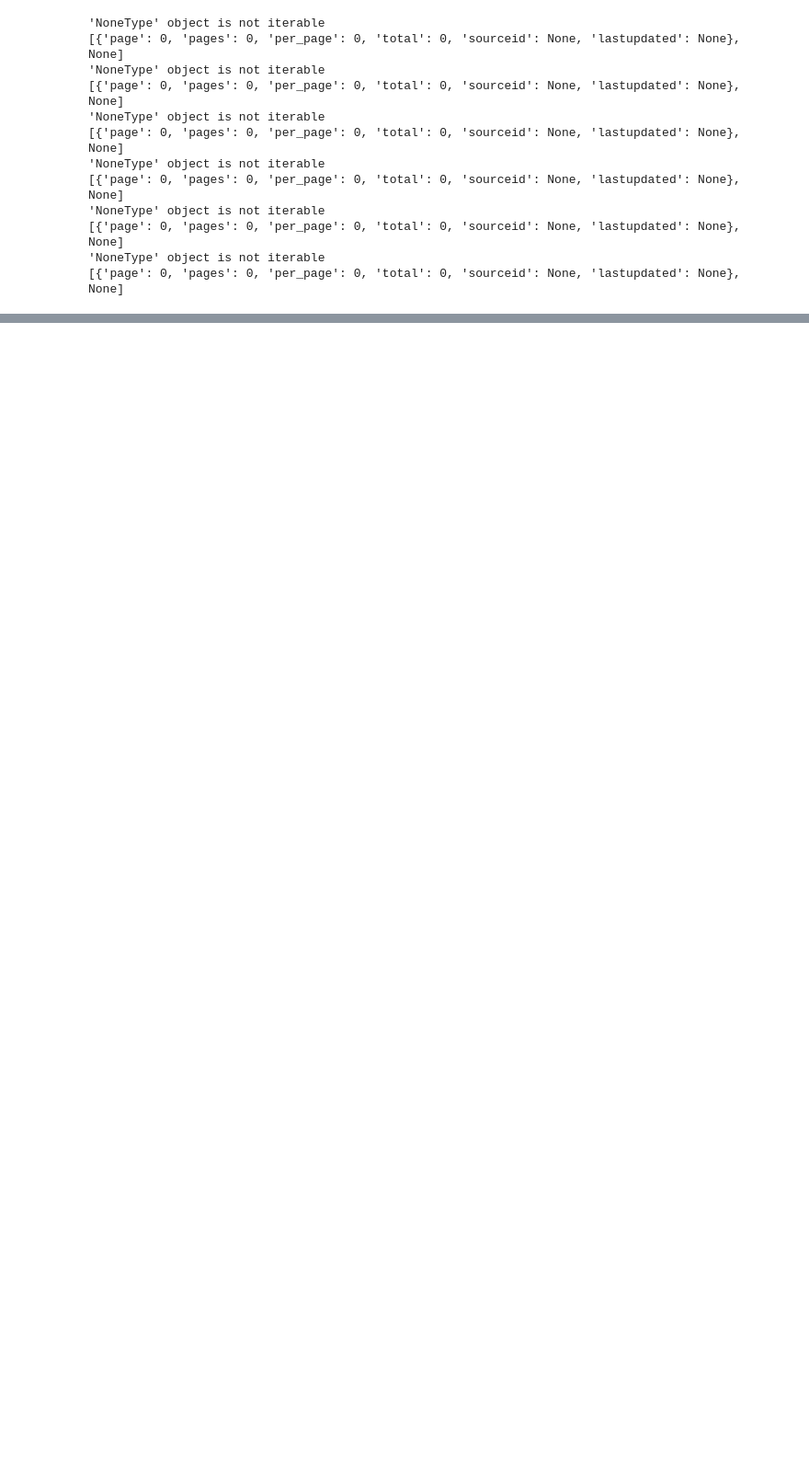
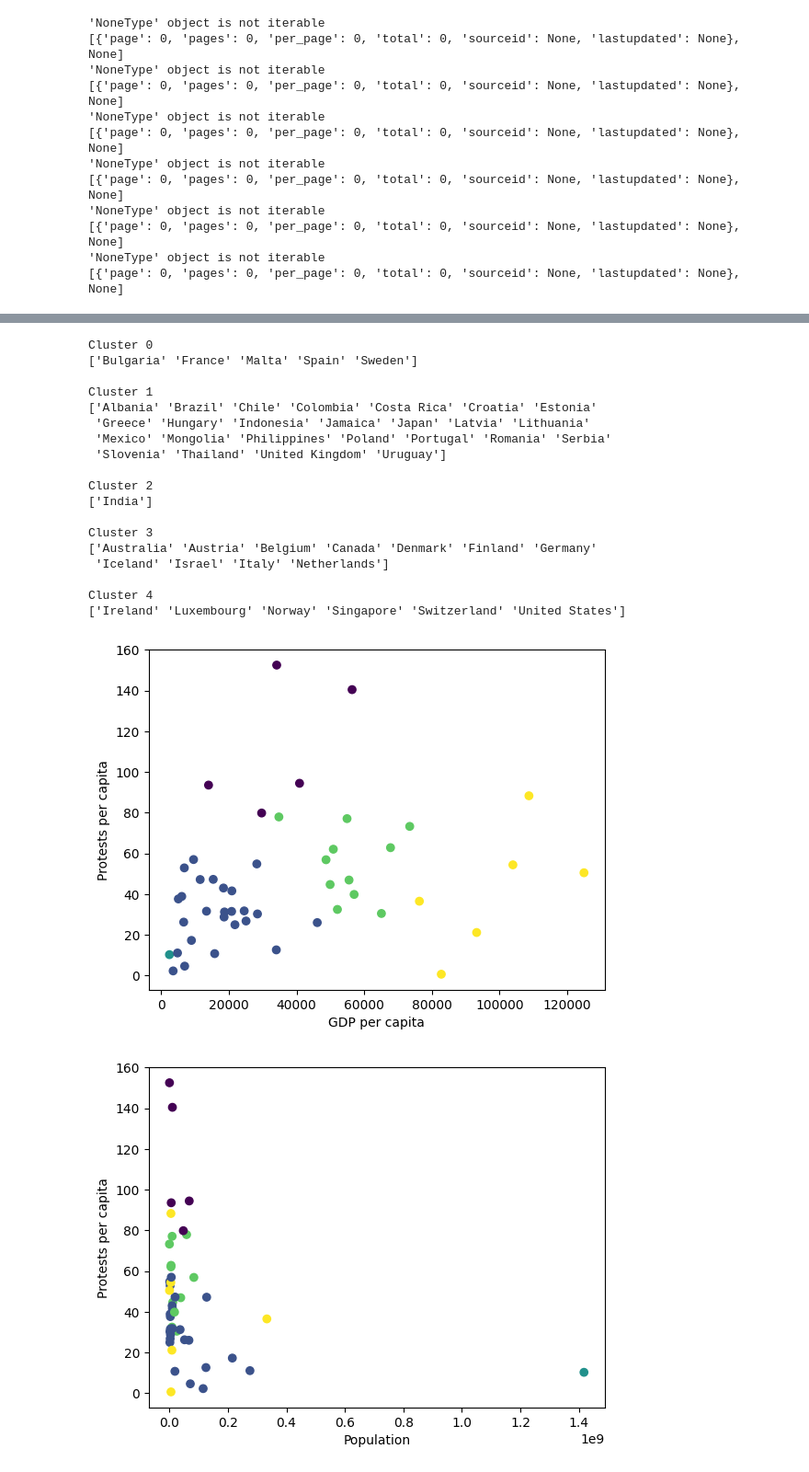
Before and after one commit to melodyyu754/belgium-doc-tracker, a Jupyter notebook: EDA/country_data.ipynb, the cells around one changed output, grey strips where cells are left out. Shown at 92% size. Drawn from its saved outputs; the diff is of its cells as text; code cells hidden in the pictures; blank space fills up the shorter version.

```diff
--- a/EDA/country_data.ipynb
+++ b/EDA/country_data.ipynb
@@ -78,0 +214,61 @@ df
+# %%
+# reads in world bank data
+df = pd.read_csv('world_bank_data.csv')
+df
+
+# performs k-means clustering on df
+from sklearn.cluster import KMeans
+import matplotlib.pyplot as plt
+
+# drops rows with missing values
+df = df.dropna()
+
+
+# Selecting features
+X = df[['protests per capita', 'gdp per capita', 'population']]
+# Normalizing features
+X = (X - X.mean()) / X.std()
+
+# K-means clustering
+kmeans = KMeans(n_clusters=5)
+kmeans.fit(X)
+df['cluster'] = kmeans.predict(X)
+
+# outputs clusters with the countries in them
+for cluster in range(5):
+    print(f'Cluster {cluster}')
+    print(df[df['cluster'] == cluster]['country'].values)
+    print()
+
+# plots the clusters, gdp per capita vs protests per capita
+plt.scatter(df['gdp per capita'], df['protests per capita'], c=df['cluster'])
+plt.xlabel('GDP per capita')
+plt.ylabel('Protests per capita')
+plt.show()
+
+# plots the clusters, population vs protests per capita
+plt.scatter(df['population'], df['protests per capita'], c=df['cluster'])
+plt.xlabel('Population')
+plt.ylabel('Protests per capita')
+plt.show()
+# %% [output]
+Cluster 0
+['Bulgaria' 'France' 'Malta' 'Spain' 'Sweden']
+
+Cluster 1
+['Albania' 'Brazil' 'Chile' 'Colombia' 'Costa Rica' 'Croatia' 'Estonia'
+ 'Greece' 'Hungary' 'Indonesia' 'Jamaica' 'Japan' 'Latvia' 'Lithuania'
+ 'Mexico' 'Mongolia' 'Philippines' 'Poland' 'Portugal' 'Romania' 'Serbia'
+ 'Slovenia' 'Thailand' 'United Kingdom' 'Uruguay']
+
+Cluster 2
+['India']
+
+Cluster 3
+['Australia' 'Austria' 'Belgium' 'Canada' 'Denmark' 'Finland' 'Germany'
+ 'Iceland' 'Israel' 'Italy' 'Netherlands']
+
+Cluster 4
+['Ireland' 'Luxembourg' 'Norway' 'Singapore' 'Switzerland' 'United States']
+[figure, added]
+[figure, added]
```
Also changed, not shown: parts of 4 cells of this notebook, 1 other file.
